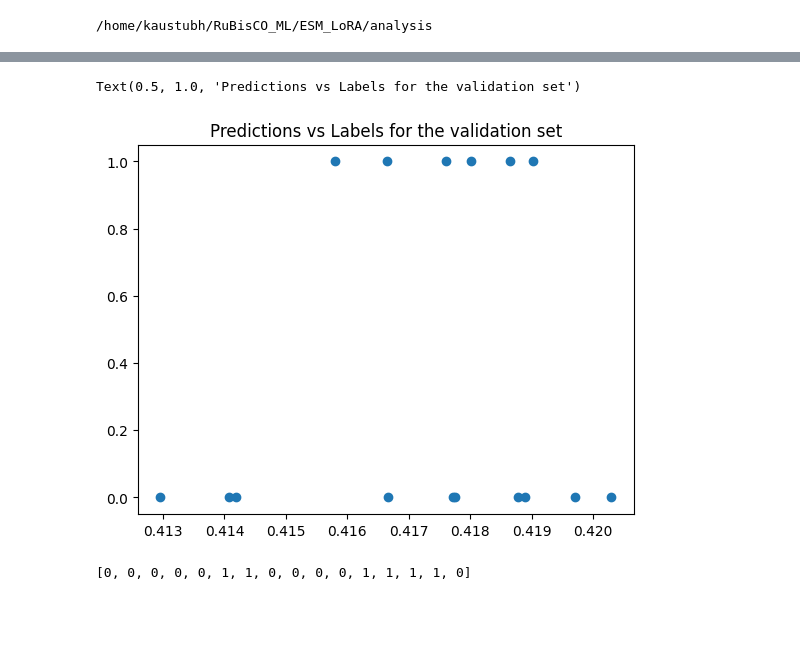
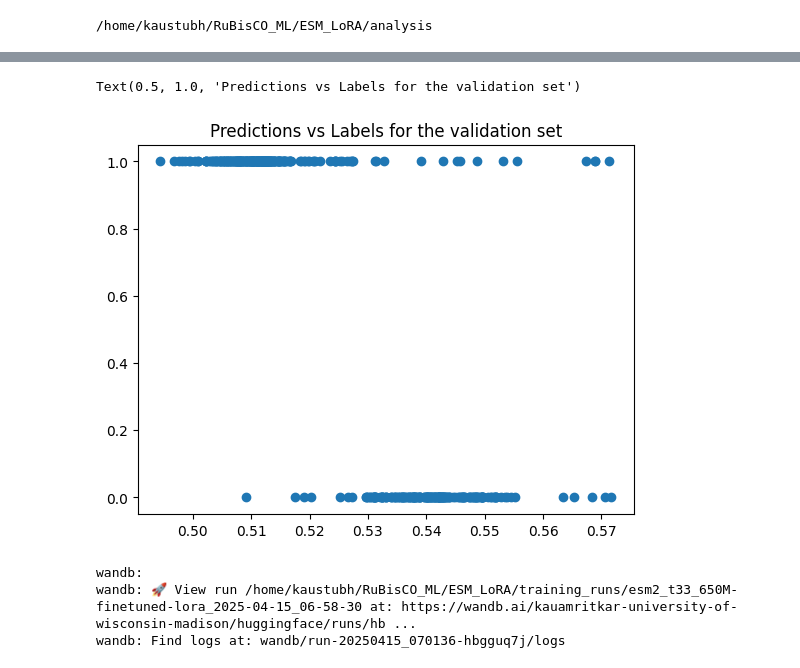
Before and after one commit to kaustubh-amritkar/lora_esm_classification, a Jupyter notebook: analysis/apply_lora_on_esm.ipynb, the cells around one changed output, grey strips where cells are left out. Saved outputs shown, nothing was run; the diff lists cells and outputs as text; code cells hidden in the pictures; blank space fills up the shorter version.

Commit message:
Updated the lora finetuning only for the large dataset -- not including the mutant entries in it -- saved the model, haven't used to for checking predictions or other tasks yet

```diff
--- a/analysis/apply_lora_on_esm.ipynb
+++ b/analysis/apply_lora_on_esm.ipynb
@@ -261,0 +286,23 @@ val_set_labels = [0, 0, 0, 0, 0, 1, 1, 0, 0, 0, 0, 1, 1, 1, 1, 0]
+# %%
+output_pred_formIII = []
+output_emb_formIII = []
+
+for i in range(len(formIII_seqs)):
+    inputs = loaded_tokenizer(formIII_seqs[i], truncation=True, padding='max_length', max_length=1024, return_tensors="pt")
+    labels = [formIII_labels[i]]
+
+    with torch.no_grad():
+        outputs = loaded_model(**inputs)["logits"].squeeze(0)
+        outputs = outputs.cpu().numpy()
+        # Sigmoid activation
+        outputs = 1 / (1 + np.exp(-outputs))
+
+        output_pred_formIII.append(outputs)
+        # print(outputs, labels)
+        outputs_emb = loaded_model(**inputs)["last_hidden_state"].squeeze(0)[0]
+        outputs_emb = outputs_emb.cpu().numpy()
+
+        output_emb_formIII.append(outputs_emb)
+# %%
+for i in range(len(output_pred_formIII)):
+    print(formIII_ids[i], output_pred_formIII[i], formIII_labels[i])
@@ -262,8 +343,8 @@ val_set_labels = [0, 0, 0, 0, 0, 1, 1, 0, 0, 0, 0, 1, 1, 1, 1, 0]
 # %%
 output_pred = []
 
-for i in range(len(val_set_seqs)):
-    inputs = loaded_tokenizer(train_set_seqs[i], truncation=True, padding='max_length', max_length=512, return_tensors="pt")
+for i in range(len(val_sequences)):
+    inputs = loaded_tokenizer(train_sequences[i], truncation=True, padding='max_length', max_length=512, return_tensors="pt")
     inputs = {key: inputs[key] for key in inputs}
 
     with torch.no_grad():
@@ -291,9 +355,9 @@ for i in range(len(val_set_seqs)):
 # %%
 output_pred = []
 
-for i in range(len(train_set_seqs)):
-    inputs = loaded_tokenizer(train_set_seqs[i], truncation=True, padding='max_length', max_length=512, return_tensors="pt")
-    labels = [train_set_labels[i]]
+for i in range(len(train_sequences)):
+    inputs = loaded_tokenizer(train_sequences[i], truncation=True, padding='max_length', max_length=512, return_tensors="pt")
+    labels = [train_binary_activity[i]]
 
     with torch.no_grad():
         outputs = loaded_model(**inputs)["logits"].squeeze(0)
@@ -309,5 +373,5 @@ for i in range(len(train_set_seqs)):
 output_pred = np.array(output_pred)
 # val_set_labels = np.array(val_set_labels)
 
-plt.scatter(output_pred, train_set_labels)
+plt.scatter(output_pred, train_binary_activity)
 plt.title("Predictions vs Labels for the training set")
@@ -317,36 +378,32 @@ Text(0.5, 1.0, 'Predictions vs Labels for the training set')
 # %%
 output_pred = []
 
-for i in range(len(val_set_seqs)):
-    inputs = loaded_tokenizer(val_set_seqs[i], truncation=True, padding='max_length', max_length=512, return_tensors="pt")
-    labels = [val_set_labels[i]]
+for i in range(len(val_sequences)):
+    inputs = loaded_tokenizer(val_sequences[i], truncation=True, padding='max_length', max_length=512, return_tensors="pt")
+    labels = [val_binary_activity[i]]
 
     with torch.no_grad():
         outputs = loaded_model(**inputs)["logits"].squeeze(0)
         outputs = outputs.cpu().numpy()
         # Sigmoid activation
         outputs = 1 / (1 + np.exp(-outputs))
         # print(outputs, labels)
 
         output_pred.append(outputs)
 
 #Plot the values in output_pred with the labels from val_set_labels
 
 output_pred = np.array(output_pred)
 # val_set_labels = np.array(val_set_labels)
 
-plt.scatter(output_pred, val_set_labels)
+plt.scatter(output_pred, val_binary_activity)
 plt.title("Predictions vs Labels for the validation set")
 # %% [output]
 Text(0.5, 1.0, 'Predictions vs Labels for the validation set')
-[figure, old version]
+[figure, new version]
-# %%
-val_set_labels
-# %% [output]
-[0, 0, 0, 0, 0, 1, 1, 0, 0, 0, 0, 1, 1, 1, 1, 0]
 # %%
-combined_seqs = train_set_seqs + val_set_seqs
-combined_labels = train_set_labels + val_set_labels
+combined_seqs = train_sequences + val_sequences
+combined_labels = train_binary_activity + val_binary_activity
 
 output_pred_all = []
 output_emb_all = []
@@ -367,6 +424,10 @@ for i in range(len(combined_seqs)):
         outputs_emb = outputs_emb.cpu().numpy()
 
         output_emb_all.append(outputs_emb)
+# %% [output]
+wandb:
+wandb: 🚀 View run /home/kaustubh/RuBisCO_ML/ESM_LoRA/training_runs/esm2_t33_650M-finetuned-lora_2025-04-15_06-58-30 at: https://wandb.ai/kauamritkar-university-of-wisconsin-madison/huggingface/runs/hb ...
+wandb: Find logs at: wandb/run-20250415_070136-hbgguq7j/logs
 # %%
 #Plot the values in output_pred with the labels from val_set_labels
 
```
Also changed, not shown: parts of 20 cells of this notebook, 3 other files.
